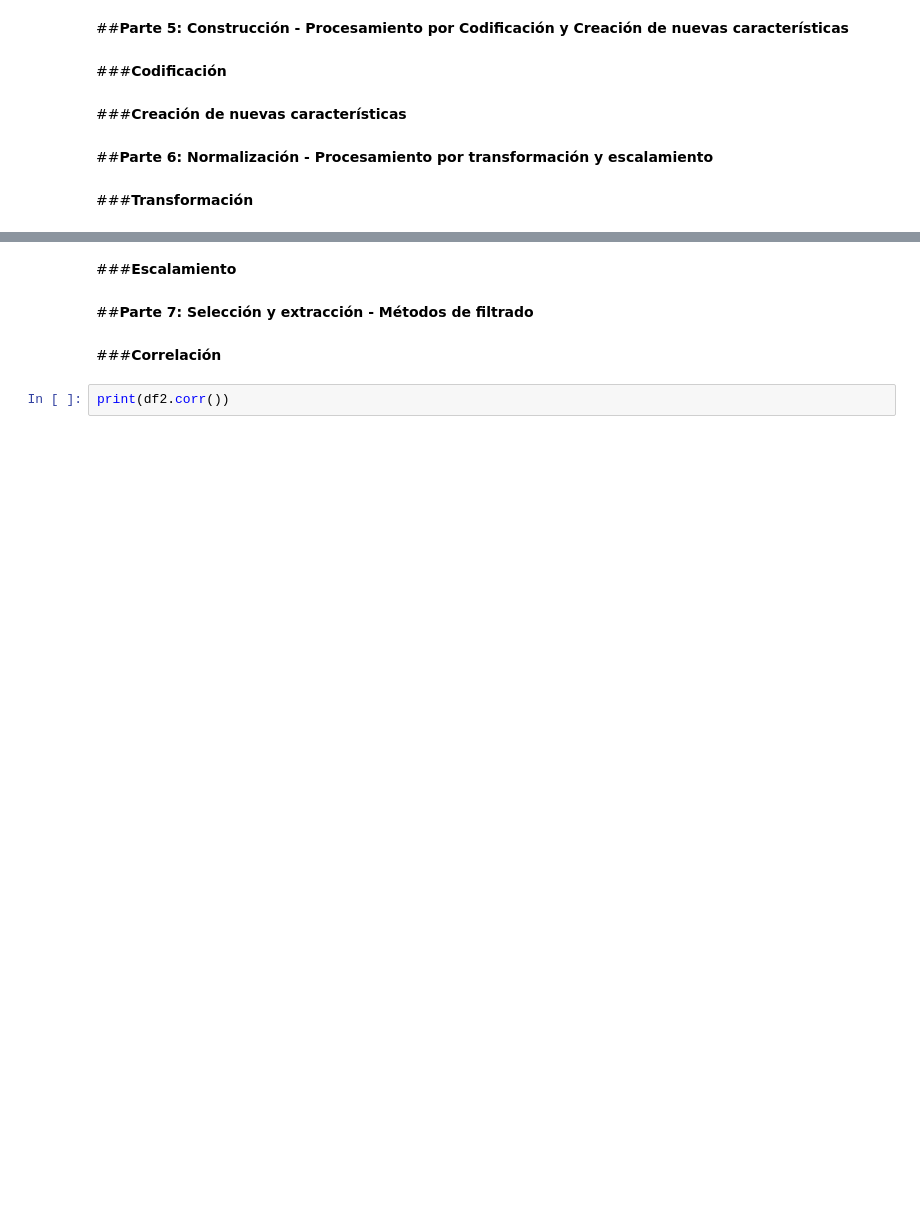
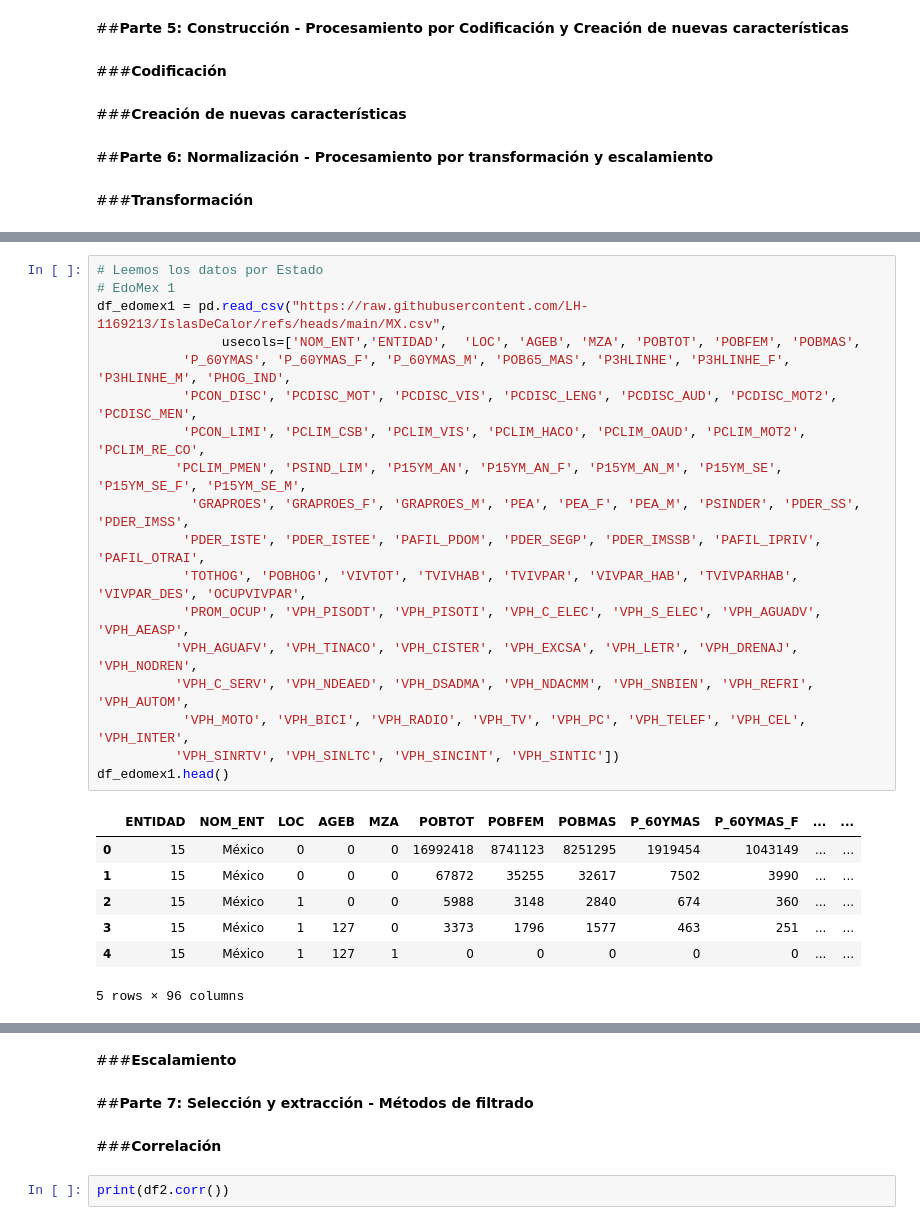
Before and after one commit to LH-1169213/IslasDeCalor, a Jupyter notebook: EDA_SCITEL_INEGI_Avance_2.ipynb, the cells around one changed output, grey strips where cells are left out. Cells and saved outputs as stored; diff of their text form; blank space fills up the shorter version.

```diff
--- a/EDA_SCITEL_INEGI_Avance_2.ipynb
+++ b/EDA_SCITEL_INEGI_Avance_2.ipynb
@@ -810,0 +898,26 @@ df_transformed.head()
+# %%
+# Leemos los datos por Estado
+# EdoMex 1
+df_edomex1 = pd.read_csv("https://raw.githubusercontent.com/LH-1169213/IslasDeCalor/refs/heads/main/MX.csv",
+                usecols=['NOM_ENT','ENTIDAD',  'LOC', 'AGEB', 'MZA', 'POBTOT', 'POBFEM', 'POBMAS',
+           'P_60YMAS', 'P_60YMAS_F', 'P_60YMAS_M', 'POB65_MAS', 'P3HLINHE', 'P3HLINHE_F', 'P3HLINHE_M', 'PHOG_IND',
+           'PCON_DISC', 'PCDISC_MOT', 'PCDISC_VIS', 'PCDISC_LENG', 'PCDISC_AUD', 'PCDISC_MOT2', 'PCDISC_MEN',
+           'PCON_LIMI', 'PCLIM_CSB', 'PCLIM_VIS', 'PCLIM_HACO', 'PCLIM_OAUD', 'PCLIM_MOT2', 'PCLIM_RE_CO',
+          'PCLIM_PMEN', 'PSIND_LIM', 'P15YM_AN', 'P15YM_AN_F', 'P15YM_AN_M', 'P15YM_SE', 'P15YM_SE_F', 'P15YM_SE_M',
+            'GRAPROES', 'GRAPROES_F', 'GRAPROES_M', 'PEA', 'PEA_F', 'PEA_M', 'PSINDER', 'PDER_SS', 'PDER_IMSS',
+           'PDER_ISTE', 'PDER_ISTEE', 'PAFIL_PDOM', 'PDER_SEGP', 'PDER_IMSSB', 'PAFIL_IPRIV', 'PAFIL_OTRAI',
+           'TOTHOG', 'POBHOG', 'VIVTOT', 'TVIVHAB', 'TVIVPAR', 'VIVPAR_HAB', 'TVIVPARHAB', 'VIVPAR_DES', 'OCUPVIVPAR',
+           'PROM_OCUP', 'VPH_PISODT', 'VPH_PISOTI', 'VPH_C_ELEC', 'VPH_S_ELEC', 'VPH_AGUADV', 'VPH_AEASP',
+          'VPH_AGUAFV', 'VPH_TINACO', 'VPH_CISTER', 'VPH_EXCSA', 'VPH_LETR', 'VPH_DRENAJ', 'VPH_NODREN',
+          'VPH_C_SERV', 'VPH_NDEAED', 'VPH_DSADMA', 'VPH_NDACMM', 'VPH_SNBIEN', 'VPH_REFRI', 'VPH_AUTOM',
+           'VPH_MOTO', 'VPH_BICI', 'VPH_RADIO', 'VPH_TV', 'VPH_PC', 'VPH_TELEF', 'VPH_CEL', 'VPH_INTER',
+          'VPH_SINRTV', 'VPH_SINLTC', 'VPH_SINCINT', 'VPH_SINTIC'])
+df_edomex1.head()
+# %% [output]
+|  | ENTIDAD | NOM_ENT | LOC | AGEB | MZA | POBTOT | POBFEM | POBMAS | P_60YMAS | P_60YMAS_F | ... | ... |
+| 0 | 15 | México | 0 | 0 | 0 | 16992418 | 8741123 | 8251295 | 1919454 | 1043149 | ... | ... |
+| 1 | 15 | México | 0 | 0 | 0 | 67872 | 35255 | 32617 | 7502 | 3990 | ... | ... |
+| 2 | 15 | México | 1 | 0 | 0 | 5988 | 3148 | 2840 | 674 | 360 | ... | ... |
+| 3 | 15 | México | 1 | 127 | 0 | 3373 | 1796 | 1577 | 463 | 251 | ... | ... |
+| 4 | 15 | México | 1 | 127 | 1 | 0 | 0 | 0 | 0 | 0 | ... | ... |
+5 rows × 96 columns
```
Also changed, not shown: parts of 22 cells of this notebook.
